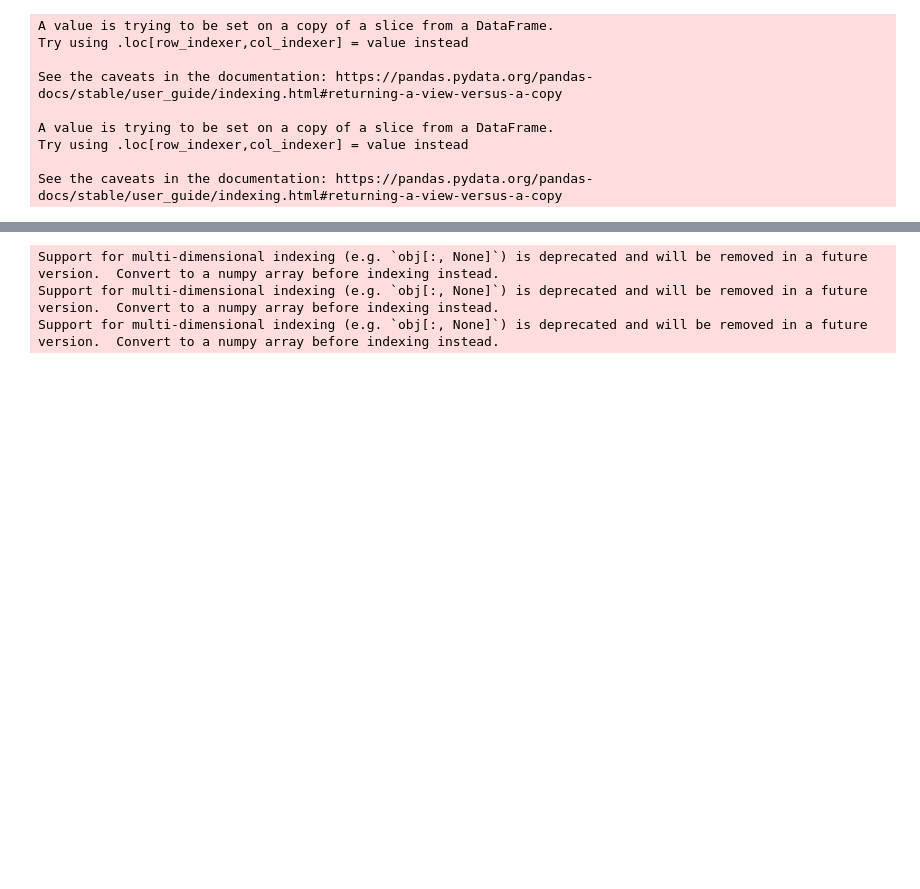
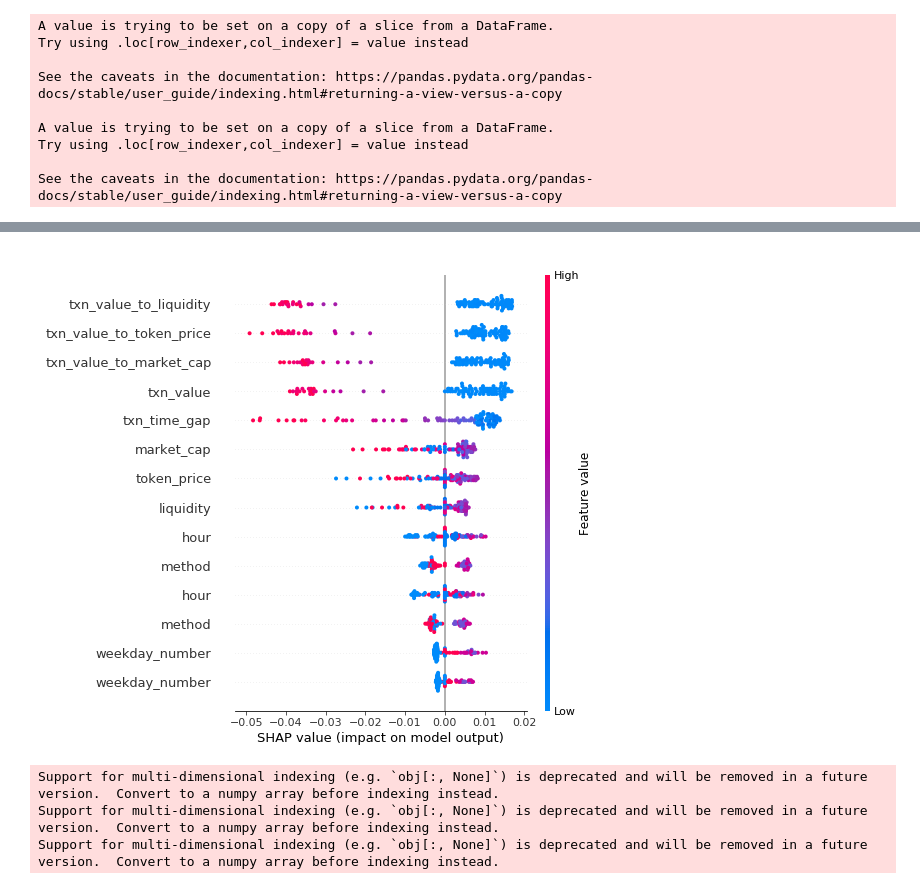
Before and after one commit to natuhvnh/kobizo_task, a Jupyter notebook: model.ipynb, the cells around one changed output, grey strips where cells are left out. Drawn from its saved outputs; the diff is of its cells as text; code cells hidden in the pictures; blank space fills up the shorter version.

```diff
--- a/model.ipynb
+++ b/model.ipynb
@@ -199,3 +216,14 @@ See the caveats in the documentation: https://pandas.pydata.org/pandas-docs/stab
+# %%
+def model_predict(X):
+    return model.decision_function(X)
+# Using KernelExplainer
+explainer = shap.KernelExplainer(model_predict, X)  # X is the background dataset
+# Compute SHAP values
+shap_values = explainer.shap_values(X)
+# Visualize the SHAP values
+shap.summary_plot(shap_values, X)
+# %% [output]
+[figure, added]
 # %%
 plt.figure(figsize=(10, 6))
 plt.plot(df['time_stamp'], df['txn_value'], marker='o', linestyle='-')
```
Also changed, not shown: parts of 9 cells of this notebook.
